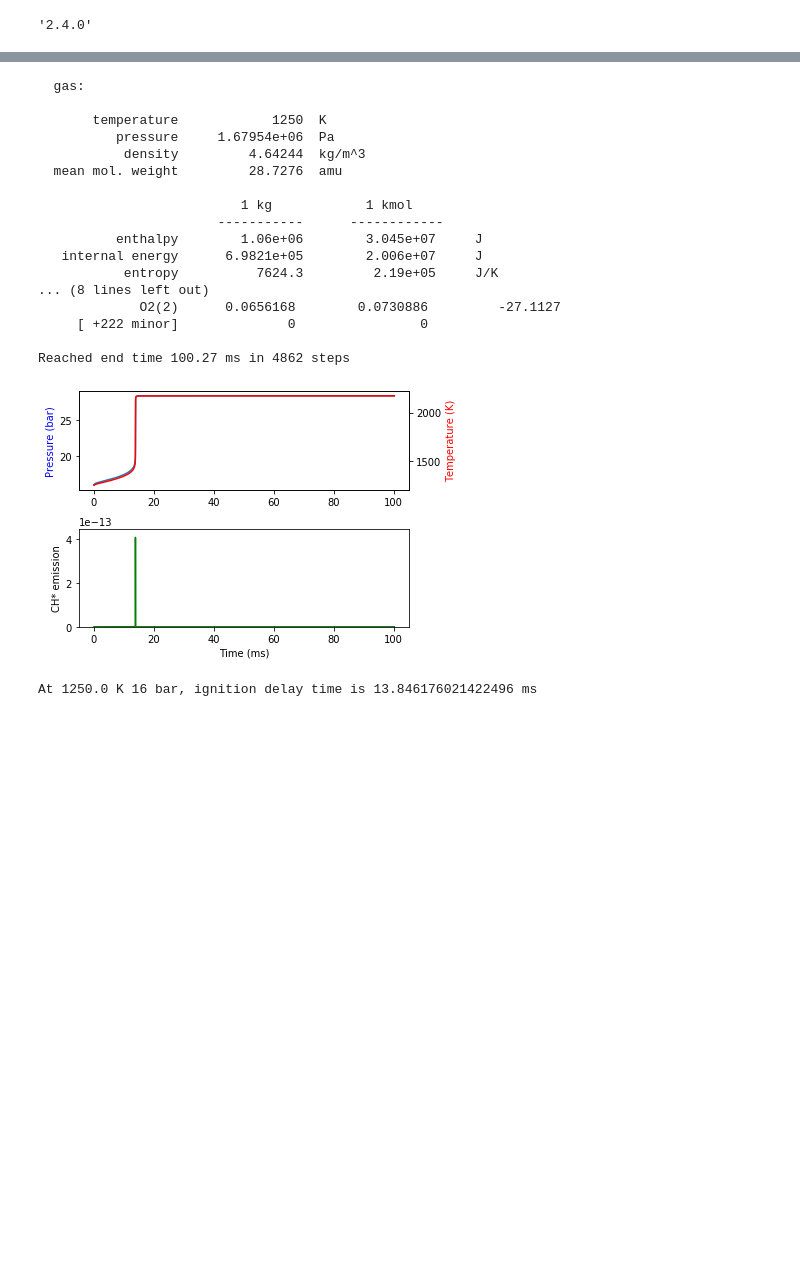
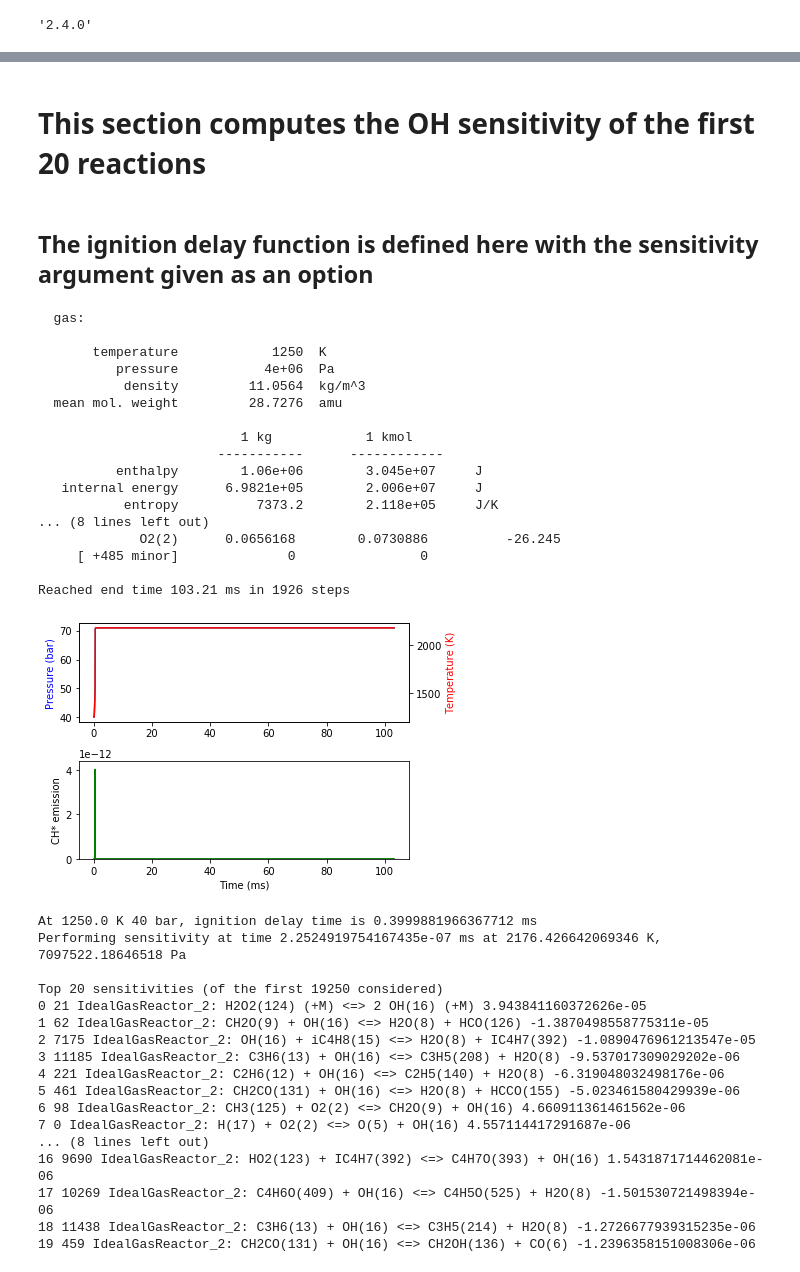
Before and after one commit to ajuluc/GTL, a Jupyter notebook: ic8_ignition_delay_RMG_model_no_moving_wall.ipynb, the cells around one changed output, grey strips where cells are left out. Saved outputs shown, nothing was run; the diff lists cells and outputs as text; code cells hidden in the pictures; blank space fills up the shorter version.

```diff
--- a/ic8_ignition_delay_RMG_model_no_moving_wall.ipynb
+++ b/ic8_ignition_delay_RMG_model_no_moving_wall.ipynb
@@ -70,4 +33,4 @@ PASSED.
 # %%
-gas = ct.Solution('/home/ajulu.c/Code/GTL/ic8/chem_annotated.cti')
+gas = ct.Solution('/scratch/ajulu.c/Code/GTL/ic8/ic8_lowT/chemkin/chem_annotated.cti')
 # %% [output]
 **** WARNING ****
@@ -96,0 +82,10 @@ sorted(gas.species_names)
+# %%
+species_names = {
+    'ic8':'iC8H18(1)',
+    'Ar':'Ar',
+    'N2':'N2',
+    'O2':'O2(2)',
+    'O':'O(5)',
+    'C2H':'C2H(4)',
+    'OH':'OH(16)'
+}
@@ -97,6 +95,8 @@ sorted(gas.species_names)
 # %%
-gas.TP = 900, 16e5
-gas.set_equivalence_ratio(phi=1.0, fuel='iC8H18(1)', oxidizer='O2(2):0.2, N2:0.8' )
+gas.TP = 1000, 16e5
+gas.set_equivalence_ratio(phi=1.0, fuel = species_names['ic8'],
+                          oxidizer = {species_names['O2']:0.21,
+                                      species_names['N2']:0.79} )
 gas()
 # %% [output]
   gas:
@@ -151,0 +152,2 @@ gas()
+# %% [markdown]
+# This section computes the OH sensitivity of the first 20 reactions
@@ -152 +191,3 @@ gas()
+# %% [markdown]
+## The ignition delay function is defined here with the sensitivity argument given as an option
 # %%
@@ -231,5 +288,5 @@ def get_ignition_delay(gas, temperature, pressure_bar, mole_fractions, plot=Fals
 # %%
-def get_ignition_delay_air_n2(temperature, pressure_bar=16, phi=1.0, plot=False):
+def get_ignition_delay_air_n2(temperature, pressure_bar=40, phi=1.0, plot=False, sensitivity=False):
     """
     For figure 14
 
@@ -239,33 +296,53 @@ def get_ignition_delay_air_n2(temperature, pressure_bar=16, phi=1.0, plot=False)
     burns DME in air
     """
     gas.TP = temperature, pressure_bar*1e5
-    set_gas_concentrations(gas,phi)
+#     set_gas_concentrations(gas,phi)
+#     gas.set_equivalence_ratio(phi=1.0, fuel = species_names['ic8'],
+#                           oxidizer = {species_names['O2']:0.21,
+#                                       species_names['N2']:0.79} )
+
     mole_fractions = gas.X
     if plot:
         gas()
 
-    time = get_ignition_delay(gas, temperature, pressure_bar, mole_fractions, plot=plot)
+    time = get_ignition_delay(gas, temperature, pressure_bar, mole_fractions, plot=plot, sensitivity=sensitivity)
     return time
 # %%
-get_ignition_delay_air_n2(1000/.8, 16, 1, plot=True)
+initial_idt = get_ignition_delay_air_n2(1000/0.8, 40, 1, plot=True, sensitivity=True)
 plt.rcParams['figure.figsize'] = [10, 8]
 # %% [output]
   gas:
 
        temperature            1250  K
-          pressure     1.67954e+06  Pa
-           density         4.64244  kg/m^3
+          pressure           4e+06  Pa
+           density         11.0564  kg/m^3
   mean mol. weight         28.7276  amu
 
                           1 kg            1 kmol
                        -----------      ------------
           enthalpy        1.06e+06        3.045e+07     J
    internal energy      6.9821e+05        2.006e+07     J
-           entropy          7624.3         2.19e+05     J/K
+           entropy          7373.2        2.118e+05     J/K
 ... (8 lines left out)
-             O2(2)      0.0656168        0.0730886         -27.1127
-     [ +222 minor]              0                0
+             O2(2)      0.0656168        0.0730886          -26.245
+     [ +485 minor]              0                0
 
-Reached end time 100.27 ms in 4862 steps
+Reached end time 103.21 ms in 1926 steps
-[figure, old version]
+[figure, new version]
-At 1250.0 K 16 bar, ignition delay time is 13.846176021422496 ms
+At 1250.0 K 40 bar, ignition delay time is 0.3999881966367712 ms
+Performing sensitivity at time 2.2524919754167435e-07 ms at 2176.426642069346 K, 7097522.18646518 Pa
+
+Top 20 sensitivities (of the first 19250 considered)
+0 21 IdealGasReactor_2: H2O2(124) (+M) <=> 2 OH(16) (+M) 3.943841160372626e-05
+1 62 IdealGasReactor_2: CH2O(9) + OH(16) <=> H2O(8) + HCO(126) -1.3870498558775311e-05
+2 7175 IdealGasReactor_2: OH(16) + iC4H8(15) <=> H2O(8) + IC4H7(392) -1.0890476961213547e-05
+3 11185 IdealGasReactor_2: C3H6(13) + OH(16) <=> C3H5(208) + H2O(8) -9.537017309029202e-06
+4 221 IdealGasReactor_2: C2H6(12) + OH(16) <=> C2H5(140) + H2O(8) -6.319048032498176e-06
+5 461 IdealGasReactor_2: CH2CO(131) + OH(16) <=> H2O(8) + HCCO(155) -5.023461580429939e-06
+6 98 IdealGasReactor_2: CH3(125) + O2(2) <=> CH2O(9) + OH(16) 4.660911361461562e-06
+7 0 IdealGasReactor_2: H(17) + O2(2) <=> O(5) + OH(16) 4.557114417291687e-06
+... (8 lines left out)
+16 9690 IdealGasReactor_2: HO2(123) + IC4H7(392) <=> C4H7O(393) + OH(16) 1.5431871714462081e-06
+17 10269 IdealGasReactor_2: C4H6O(409) + OH(16) <=> C4H5O(525) + H2O(8) -1.501530721498394e-06
+18 11438 IdealGasReactor_2: C3H6(13) + OH(16) <=> C3H5(214) + H2O(8) -1.2726677939315235e-06
+19 459 IdealGasReactor_2: CH2CO(131) + OH(16) <=> CH2OH(136) + CO(6) -1.2396358151008306e-06
```
Also changed, not shown: parts of 26 cells of this notebook, 3 other files.
